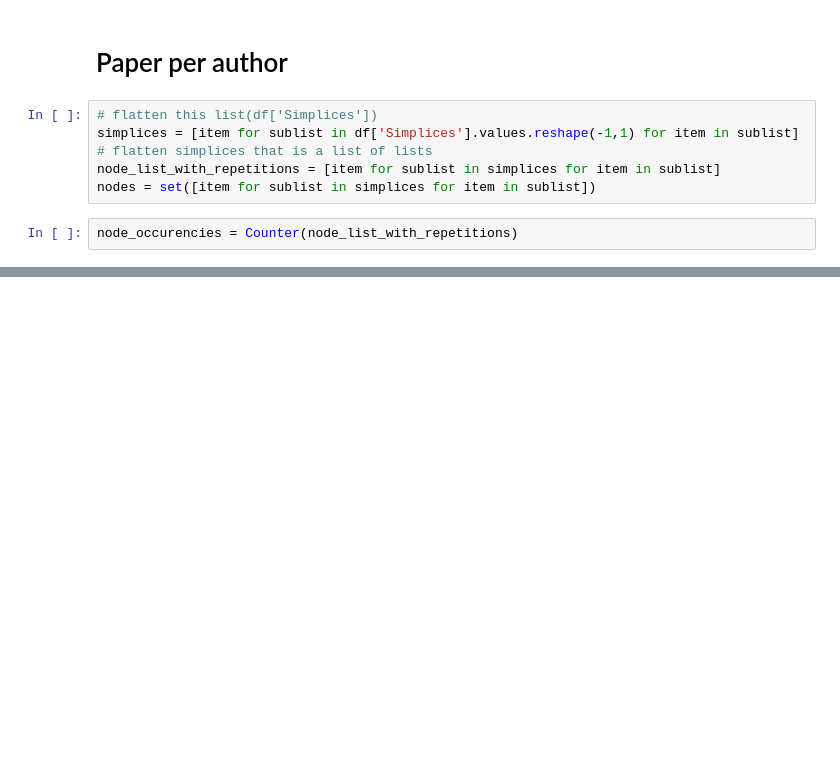
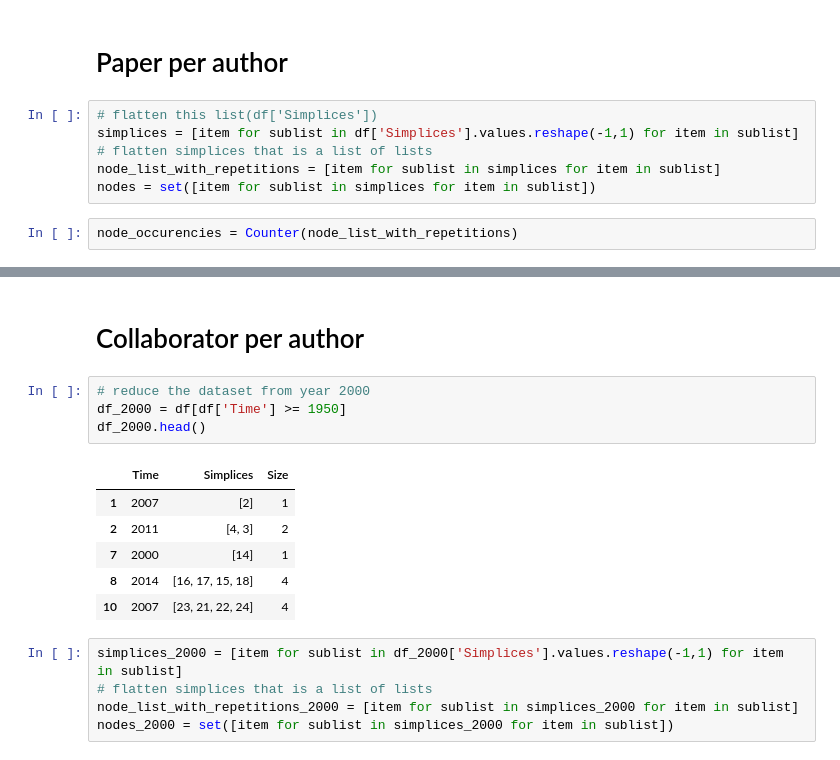
Before and after one commit to juanfernandezgracia/complexity_72h, a Jupyter notebook: Dataset Analysis/Preliminary_analysis.ipynb, the cells around one changed output, grey strips where cells are left out. Saved outputs shown, nothing was run; the diff lists cells and outputs as text; blank space fills up the shorter version.

```diff
--- a/Dataset Analysis/Preliminary_analysis.ipynb
+++ b/Dataset Analysis/Preliminary_analysis.ipynb
@@ -93,3 +130,21 @@ plt.title('Node occurence distribution')
 plt.show()
 # %% [output]
 [drawing not drawn]
+# %% [markdown]
+# Collaborator per author
+# %%
+# reduce the dataset from year 2000
+df_2000 = df[df['Time'] >= 1950]
+df_2000.head()
+# %% [output]
+|  | Time | Simplices | Size |
+| 1 | 2007 | [2] | 1 |
+| 2 | 2011 | [4, 3] | 2 |
+| 7 | 2000 | [14] | 1 |
+| 8 | 2014 | [16, 17, 15, 18] | 4 |
+| 10 | 2007 | [23, 21, 22, 24] | 4 |
+# %%
+simplices_2000 = [item for sublist in df_2000['Simplices'].values.reshape(-1,1) for item in sublist]
+# flatten simplices that is a list of lists
+node_list_with_repetitions_2000 = [item for sublist in simplices_2000 for item in sublist]
+nodes_2000 = set([item for sublist in simplices_2000 for item in sublist])
```
Also changed, not shown: parts of 19 cells of this notebook.
